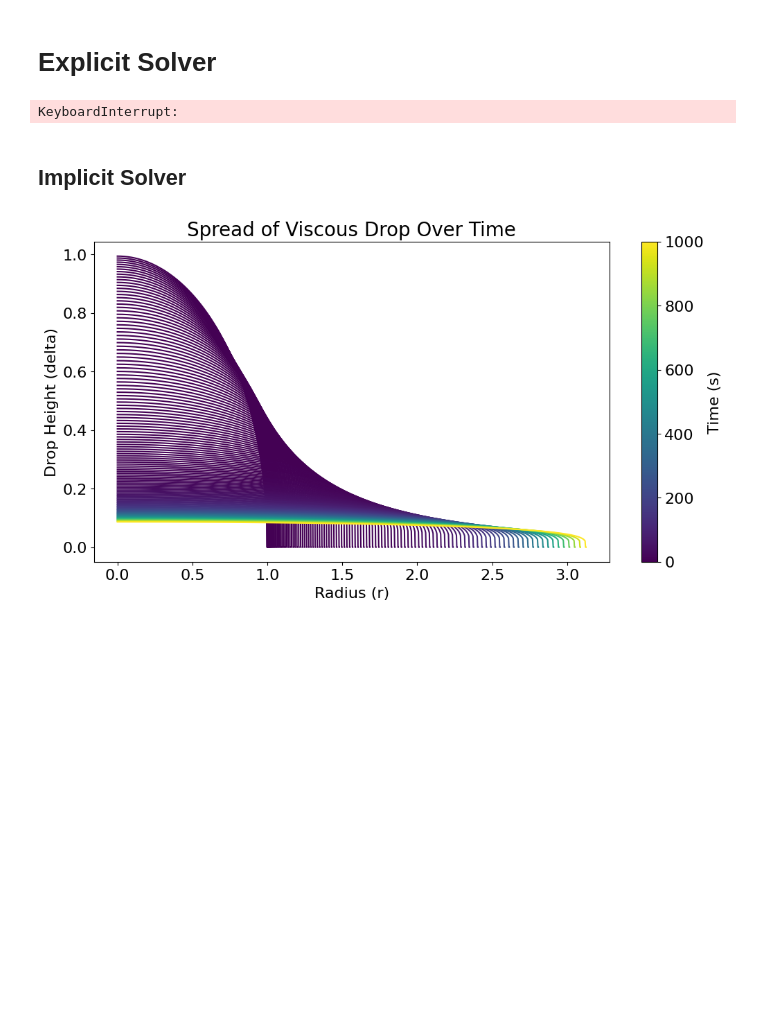
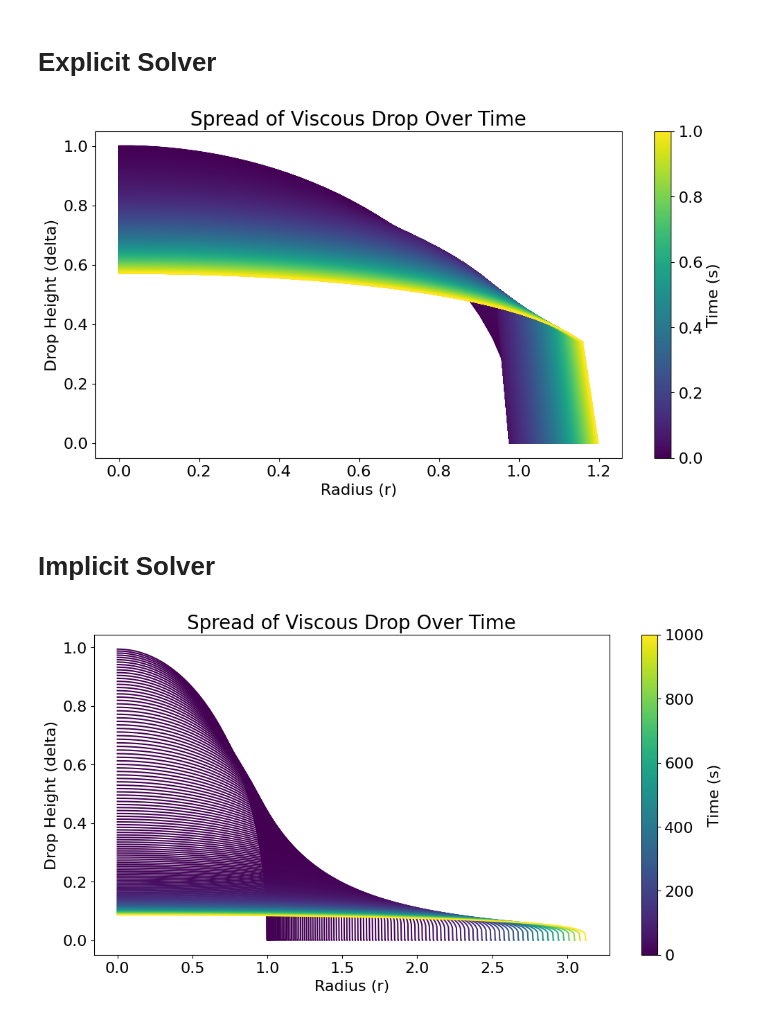
Before and after one commit to skoblens5/APC523_Project, a Jupyter notebook: src/main_notebook.ipynb, the cells around one changed output. Saved outputs shown, nothing was run; the diff lists cells and outputs as text; code cells hidden in the pictures; blank space fills up the shorter version.

```diff
--- a/src/main_notebook.ipynb
+++ b/src/main_notebook.ipynb
@@ -138,10 +20,27 @@ def main_simulation():
-# %%
-# Run Explicit Solver
-N = 64 # Number of divisions in the radial direction
-DT = 0.001 # Baseline Time step (s)
-SIMULATION_TIME = 10  # Total time for simulation (s)
-xi, times, bs, volumes, deltas = main_simulation()
-# %% [output]
-KeyboardInterrupt:
+# %%
+simulator_explicit = DropSimulation(N=32, DT=0.0001, SIMULATION_TIME=1, method='explicit', integration_method='gauss')
+results_explicit = simulator_explicit.run_simulation()
+# %%
+# Configuración de la visualización
+cmap = cm.viridis
+norm = Normalize(vmin=0, vmax=simulator_explicit.SIMULATION_TIME)
+sm = cm.ScalarMappable(cmap=cmap, norm=norm)
+sm.set_array([])
+
+# Crear gráficos
+plt.figure(figsize=(12, 6))
+step = int(len(results_explicit['times']) / len(results_explicit['times']))  # Asegúrate de que esta línea tenga sentido
+
+for i in range(0, len(results_explicit['deltas']), step):
+    plt.plot(results_explicit['xi'] * results_explicit['bs'][i], results_explicit['deltas'][i], color=cmap(norm(results_explicit['times'][i])))
+
+plt.colorbar(sm, label='Time (s)')
+plt.xlabel('Radius (r)')
+plt.ylabel('Drop Height (delta)')
+plt.title('Spread of Viscous Drop Over Time')
+plt.savefig('ProfileImplicit_' + str(simulator_explicit.N) + '.svg', format='svg', dpi=1200)
+plt.show()
+# %% [output]
+[figure, added]
 # %% [markdown]
-## Implicit Solver
+# Implicit Solver
```
Also changed, not shown: parts of 15 cells of this notebook, 1 other file.
